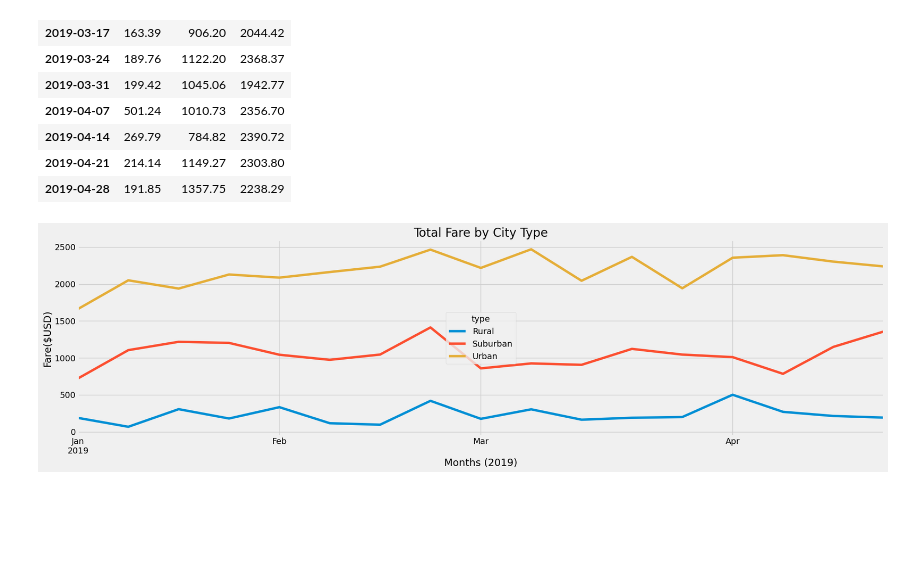
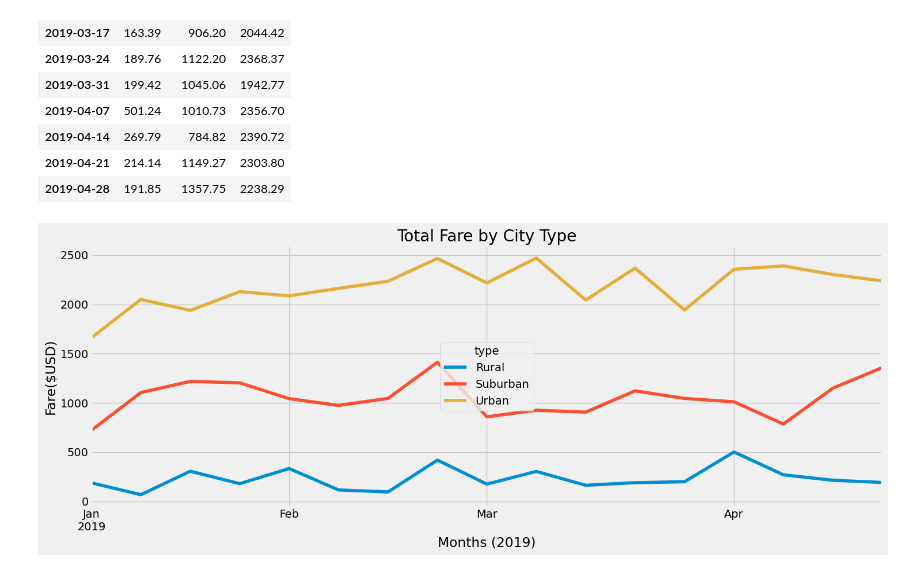
Before and after one commit to amramy/PyBer_Analysis, a Jupyter notebook: PyBer_Challenge.ipynb, the cells around one changed output. Cells and saved outputs as stored; diff of their text form; code cells hidden in the pictures; blank space fills up the shorter version.

```diff
--- a/PyBer_Challenge.ipynb
+++ b/PyBer_Challenge.ipynb
@@ -349,22 +349,22 @@ weekly_pyber_fare_by_city
 # %%
 # 8. Using the object-oriented interface method, plot the resample DataFrame using the df.plot() function.
 
 # Import the style from Matplotlib.
 from matplotlib import style
 # Use the graph style fivethirtyeight.
 #style.use('fivethirtyeight')
 plt.style.use('fivethirtyeight')
 
-weekly_pyber_fare_by_city = weekly_pyber_fare_by_city.plot(kind="line", figsize=(20, 6))
+weekly_pyber_fare_by_city = weekly_pyber_fare_by_city.plot(kind="line", figsize=(15, 6))
 
 #Add Title and labels
 weekly_pyber_fare_by_city.set_title("Total Fare by City Type")
 weekly_pyber_fare_by_city.set_xlabel("Months (2019)")
 weekly_pyber_fare_by_city.set_ylabel("Fare($USD)")
 
 
 plt.tight_layout()
 
 plt.savefig('analysis/PyBer_fare_summary.png')
 # %% [output]
-[figure, old version]
+[figure, new version]
```
Also changed, not shown: 1 other file.
